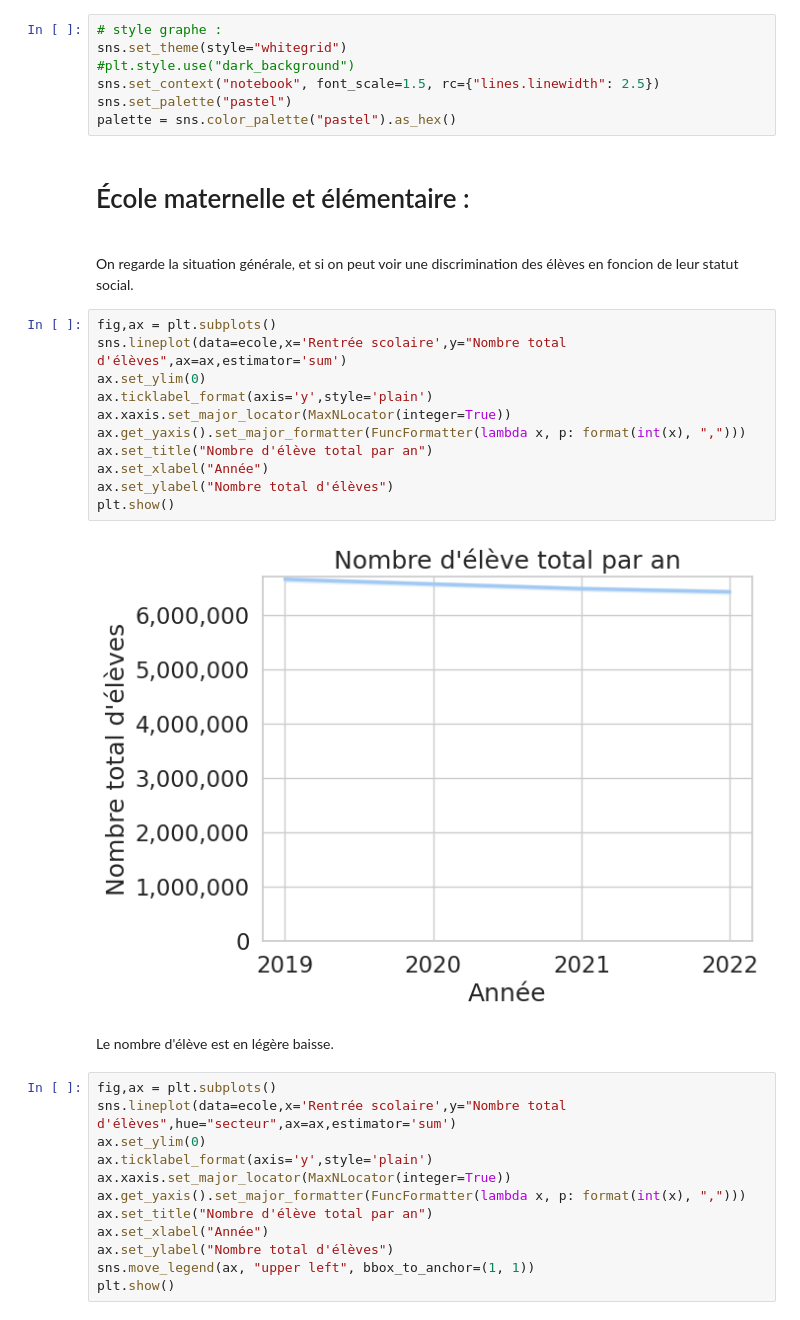
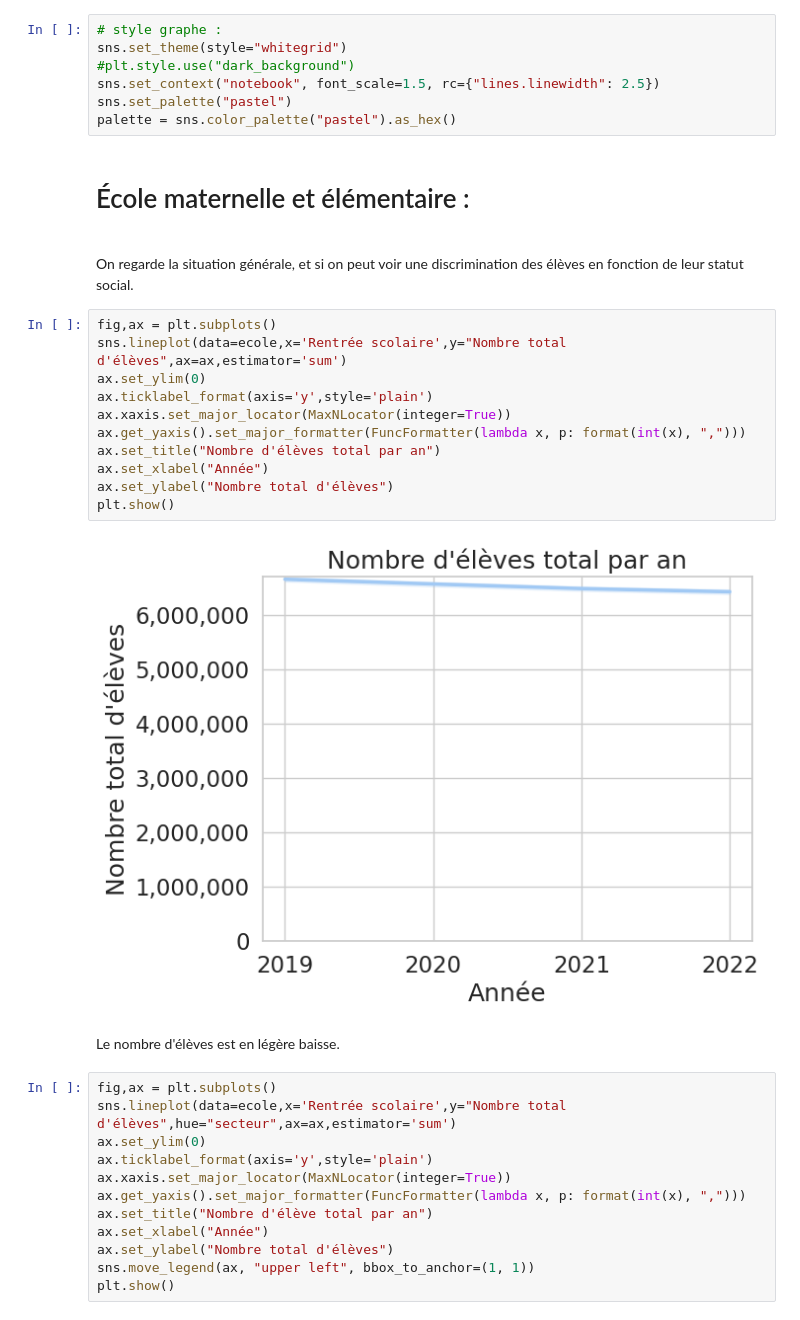
Before and after one commit to barrmath/data_educ, a Jupyter notebook: Analyse finale.ipynb, the cells around one changed output. Cells and saved outputs as stored; diff of their text form.

```diff
--- a/Analyse finale.ipynb
+++ b/Analyse finale.ipynb
@@ -32,22 +32,22 @@ palette = sns.color_palette("pastel").as_hex()
 # %% [markdown]
 # École maternelle et élémentaire :
 <br>
-On regarde la situation générale, et si on peut voir une discrimination des élèves en foncion de leur statut social.
+On regarde la situation générale, et si on peut voir une discrimination des élèves en fonction de leur statut social.
 # %%
 fig,ax = plt.subplots()
 sns.lineplot(data=ecole,x='Rentrée scolaire',y="Nombre total d'élèves",ax=ax,estimator='sum')
 ax.set_ylim(0)
 ax.ticklabel_format(axis='y',style='plain')
 ax.xaxis.set_major_locator(MaxNLocator(integer=True))
 ax.get_yaxis().set_major_formatter(FuncFormatter(lambda x, p: format(int(x), ",")))
-ax.set_title("Nombre d'élève total par an")
+ax.set_title("Nombre d'élèves total par an")
 ax.set_xlabel("Année")
 ax.set_ylabel("Nombre total d'élèves")
 plt.show()
 # %% [output]
-[figure, old version]
+[figure, new version]
 # %% [markdown]
-Le nombre d'élève est en légère baisse.
+Le nombre d'élèves est en légère baisse.
 # %%
 fig,ax = plt.subplots()
 sns.lineplot(data=ecole,x='Rentrée scolaire',y="Nombre total d'élèves",hue="secteur",ax=ax,estimator='sum')
```
Also changed, not shown: parts of 26 cells of this notebook, 3 other files.
